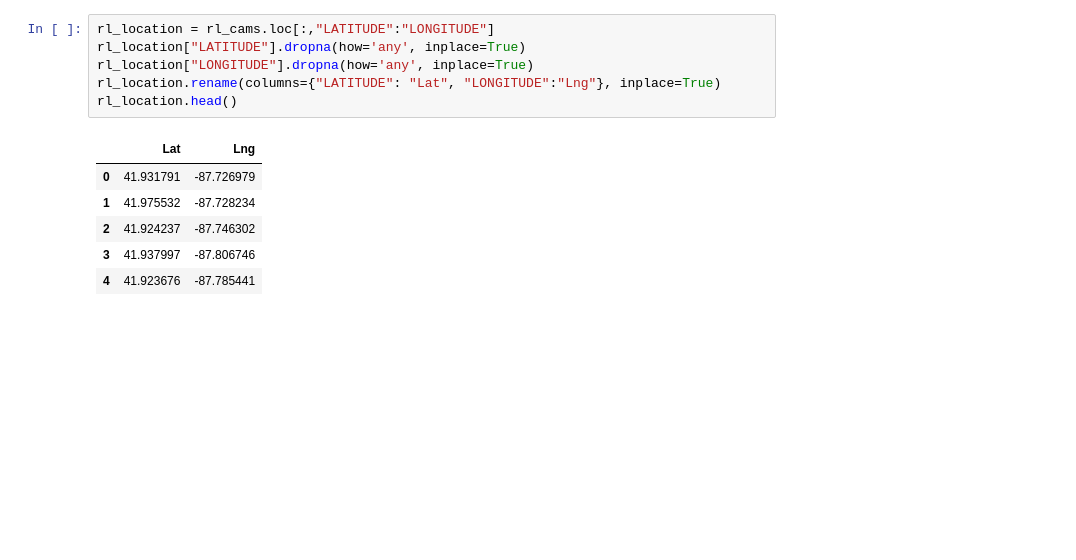
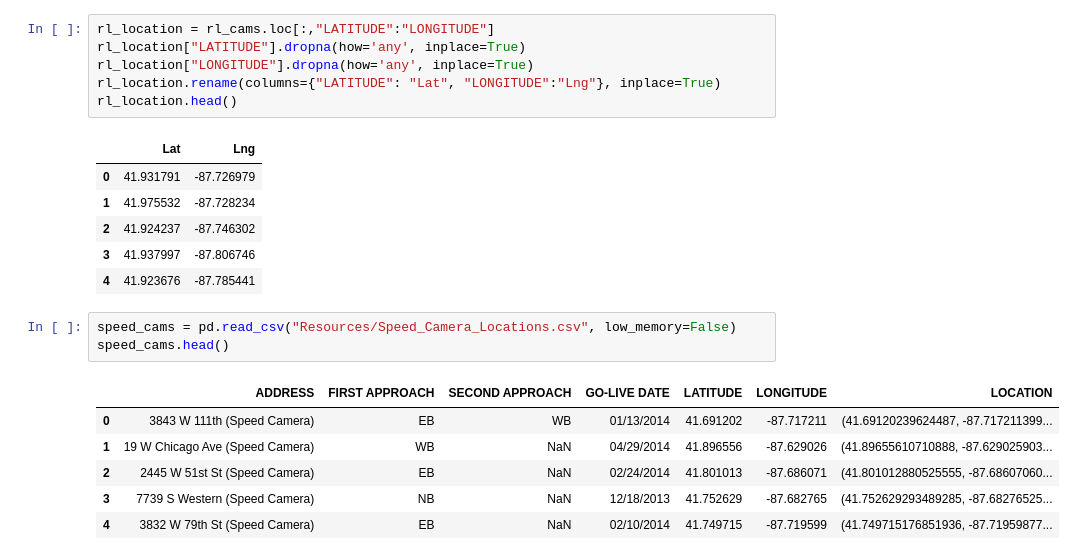
Before and after one commit to emharen/Project-One, a Jupyter notebook: Exploration.ipynb, the cells around one changed output. Saved outputs shown, nothing was run; the diff lists cells and outputs as text; blank space fills up the shorter version.

```diff
--- a/Exploration.ipynb
+++ b/Exploration.ipynb
@@ -174,3 +174,13 @@ rl_location.head()
 | 2 | 41.924237 | -87.746302 |
 | 3 | 41.937997 | -87.806746 |
 | 4 | 41.923676 | -87.785441 |
+# %%
+speed_cams = pd.read_csv("Resources/Speed_Camera_Locations.csv", low_memory=False)
+speed_cams.head()
+# %% [output]
+|  | ADDRESS | FIRST APPROACH | SECOND APPROACH | GO-LIVE DATE | LATITUDE | LONGITUDE | LOCATION |
+| 0 | 3843 W 111th (Speed Camera) | EB | WB | 01/13/2014 | 41.691202 | -87.717211 | (41.69120239624487, -87.717211399... |
+| 1 | 19 W Chicago Ave (Speed Camera) | WB | NaN | 04/29/2014 | 41.896556 | -87.629026 | (41.89655610710888, -87.629025903... |
+| 2 | 2445 W 51st St (Speed Camera) | EB | NaN | 02/24/2014 | 41.801013 | -87.686071 | (41.801012880525555, -87.68607060... |
+| 3 | 7739 S Western (Speed Camera) | NB | NaN | 12/18/2013 | 41.752629 | -87.682765 | (41.752629293489285, -87.68276525... |
+| 4 | 3832 W 79th St (Speed Camera) | EB | NaN | 02/10/2014 | 41.749715 | -87.719599 | (41.749715176851936, -87.71959877... |
```
Also changed, not shown: parts of 2 cells of this notebook, 3 other files.
